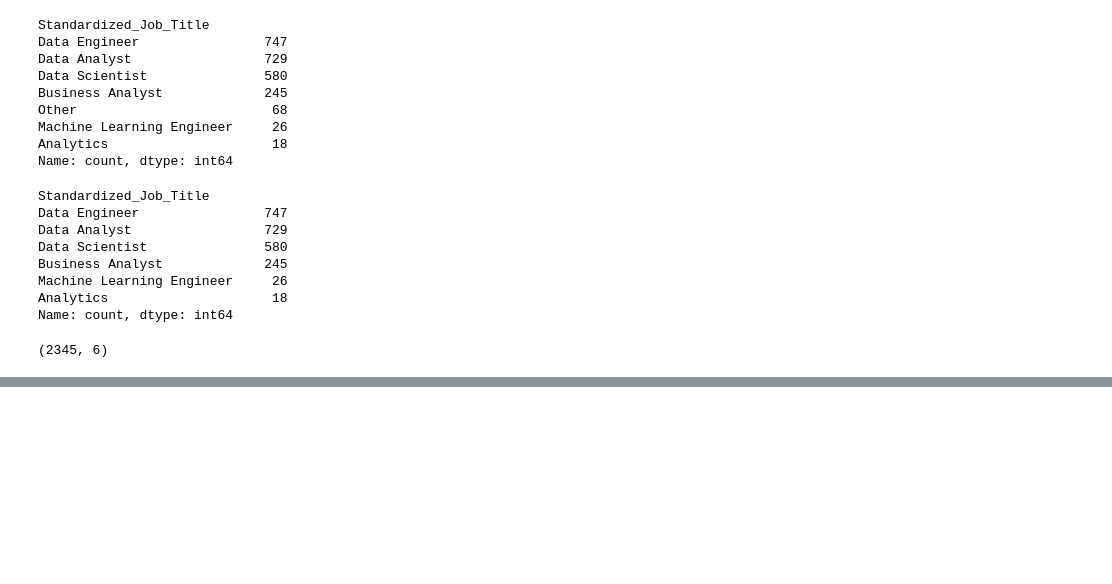
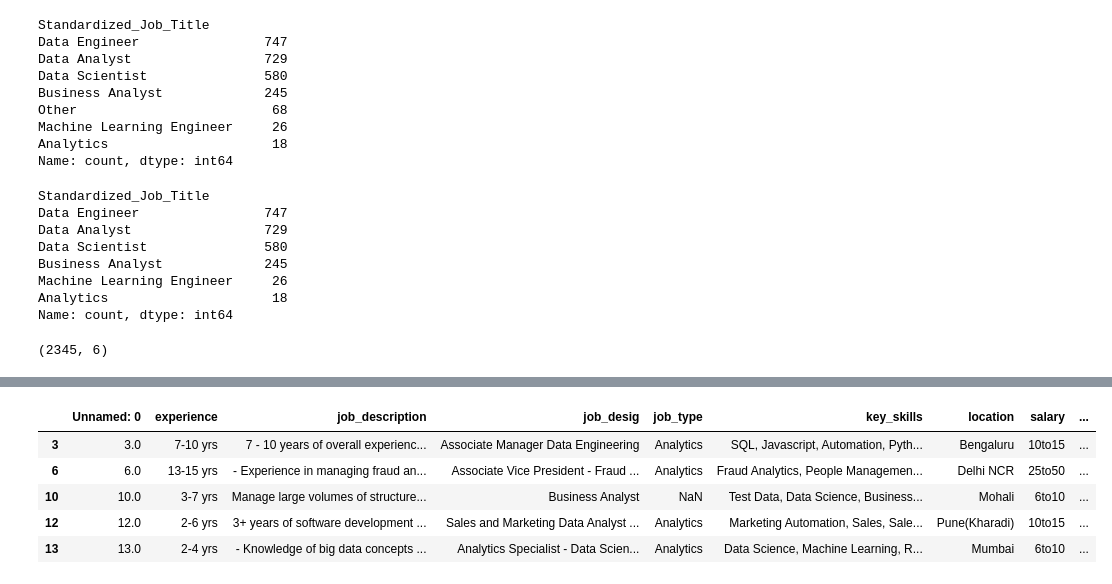
Before and after one commit to Prathamesh-14-a/AI-Career-Coach, a Jupyter notebook: notebooks(testing)/salary_data_collection.ipynb, the cells around one changed output, grey strips where cells are left out. Drawn from its saved outputs; the diff is of its cells as text; code cells hidden in the pictures; blank space fills up the shorter version.

```diff
--- a/notebooks(testing)/salary_data_collection.ipynb
+++ b/notebooks(testing)/salary_data_collection.ipynb
@@ -1013,0 +815,2 @@ memory usage: 63.4+ KB
+# %%
+final_df['Standardized_Job_Title'] = final_df['job_desig'].apply(standardize_job_title)
@@ -1013,0 +830,3 @@ memory usage: 63.4+ KB
+# %%
+
+final_df = final_df[final_df['Standardized_Job_Title'] != 'Other'].copy()
@@ -1013,0 +839,13 @@ memory usage: 63.4+ KB
+# %%
+final_df['salary_avg'] = final_df['salary'].apply(extract_avg_salary)
+# %%
+final_df['Experience_Years'] = final_df['experience'].apply(extract_avg_exp)
+# %%
+final_df.head()
+# %% [output]
+|  | Unnamed: 0 | experience | job_description | job_desig | job_type | key_skills | location | salary | ... |
+| 3 | 3.0 | 7-10 yrs | 7 - 10 years of overall experienc... | Associate Manager Data Engineering | Analytics | SQL, Javascript, Automation, Pyth... | Bengaluru | 10to15 | ... |
+| 6 | 6.0 | 13-15 yrs | - Experience in managing fraud an... | Associate Vice President - Fraud ... | Analytics | Fraud Analytics, People Managemen... | Delhi NCR | 25to50 | ... |
+| 10 | 10.0 | 3-7 yrs | Manage large volumes of structure... | Business Analyst | NaN | Test Data, Data Science, Business... | Mohali | 6to10 | ... |
+| 12 | 12.0 | 2-6 yrs | 3+ years of software development ... | Sales and Marketing Data Analyst ... | Analytics | Marketing Automation, Sales, Sale... | Pune(Kharadi) | 10to15 | ... |
+| 13 | 13.0 | 2-4 yrs | - Knowledge of big data concepts ... | Analytics Specialist - Data Scien... | Analytics | Data Science, Machine Learning, R... | Mumbai | 6to10 | ... |
```
Also changed, not shown: parts of 76 cells of this notebook, 3 other files.
